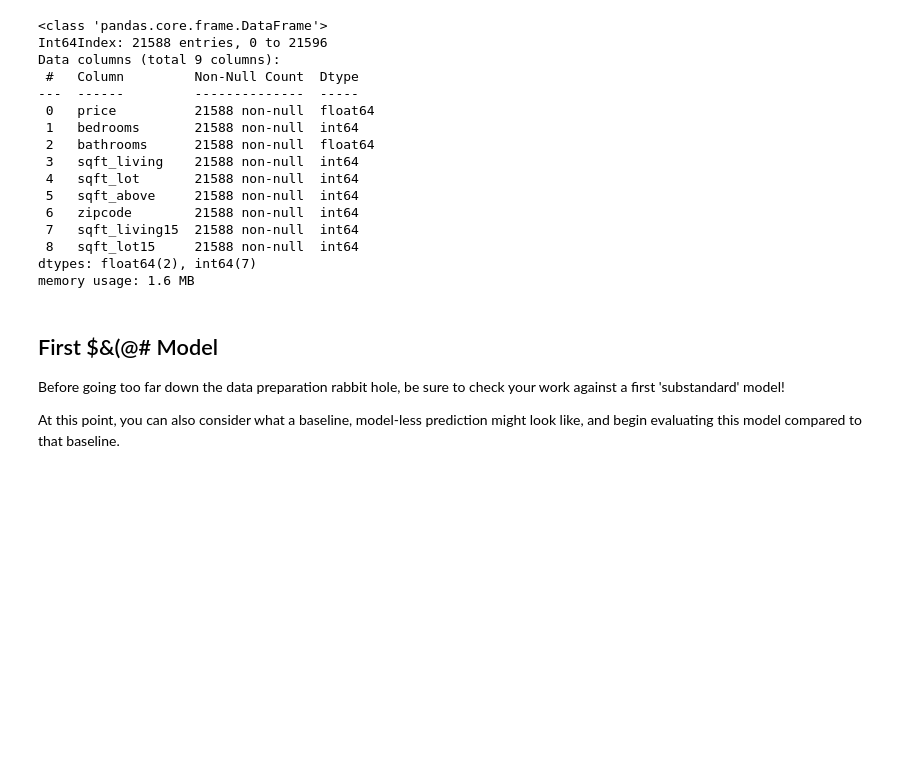
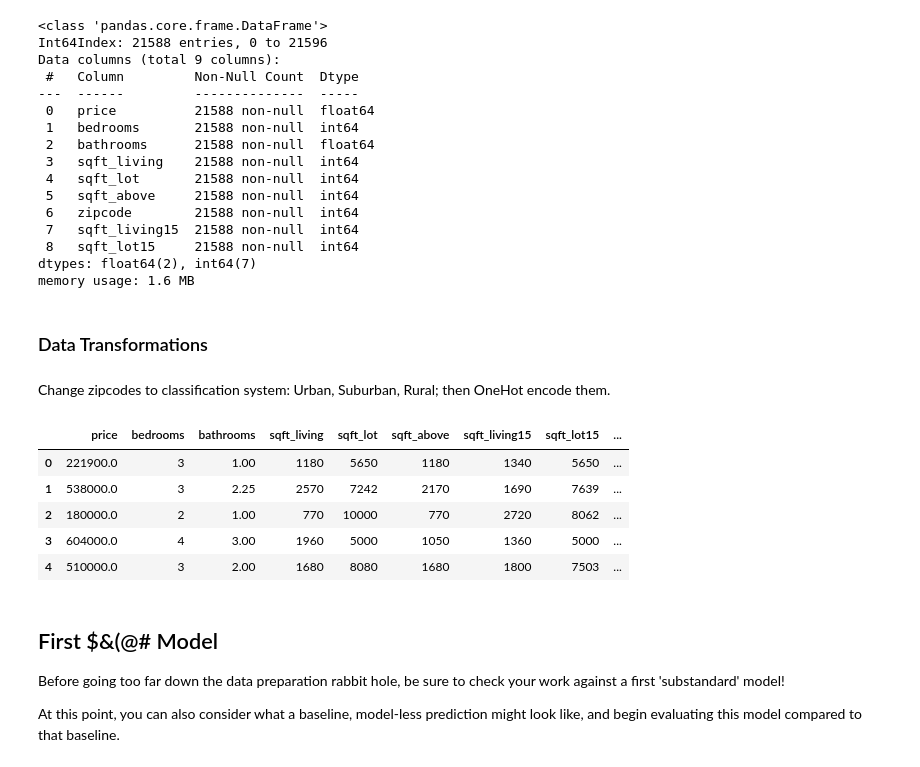
Before and after one commit to Sombrero7/project2, a Jupyter notebook: notebook_main.ipynb, the cells around one changed output. Saved outputs shown, nothing was run; the diff lists cells and outputs as text; code cells hidden in the pictures; blank space fills up the shorter version.

```diff
--- a/notebook_main.ipynb
+++ b/notebook_main.ipynb
@@ -135,9 +132,9 @@ df = df.drop('waterfront', axis=1)
 df = df.drop('view', axis=1)
 df = df.drop('condition', axis=1)
 df = df.drop('grade', axis=1)
-df = df.drop('yr_renovated', axis=1)
+#df = df.drop('yr_renovated', axis=1)
 df = df.drop(['lat','long'], axis=1)
-df = df.drop('yr_built', axis=1)
+#df = df.drop('yr_built', axis=1)
 df = df.drop('sqft_basement', axis=1)
 # %%
 df.info()
@@ -158,6 +155,41 @@ Data columns (total 9 columns):
  8   sqft_lot15     21588 non-null  int64
 dtypes: float64(2), int64(7)
 memory usage: 1.6 MB
+# %% [markdown]
+### Data Transformations
+# %% [markdown]
+Change zipcodes to classification system: Urban, Suburban, Rural; then OneHot encode them.
+# %%
+zip_class = {
+            98002 : 'Urban', 98092 : 'Urban', 98178: 'Urban', 98125: 'Urban', 98028:'Suburban',
+            98136: 'Urban', 98074: 'Suburban', 98053: 'Urban', 98003: 'Urban',
+            98198: 'Suburban', 98146: 'Urban', 98038: 'Suburban', 98007:'Urban', 98115:'Urban',
+            98107:'Urban', 98126:'Urban', 98019:'Rural', 98103:'Urban', 98133:'Urban', 98030: 'Urban',
+            98119:'Urban', 98112:'Urban', 98052:'Urban', 98027:'Suburban', 98117:'Urban', 98058:'Urban',
+            98001:'Urban', 98056:'Urban', 98166:'Urban', 98023:'Urban', 98070:'Rural',
+            98148:'Urban', 98105:'Urban', 98042:'Suburban', 98008:'Urban', 98059:'Urban', 98122:'Urban',
+            98144:'Urban', 98004:'Urban', 98005:'Urban', 98034:'Urban', 98075:'Suburban',98116:'Urban',
+            98010:'Rural', 98118:'Urban', 98199:'Urban', 98040:'Suburban', 98032:'Urban',
+            98045:'Rural', 98102:'Urban', 98077:'Rural', 98108:'Urban', 98168:'Urban',
+            98177:'Suburban', 98065:'Rural', 98029:'Suburban', 98006:'Urban', 98109:'Urban', 98022:'Rural',
+            98033:'Urban', 98155:'Suburban', 98024:'Rural', 98011:'Urban', 98031:'Urban',
+            98106:'Urban', 98072:'Suburban', 98188:'Urban', 98014:'Rural', 98055:'Urban', 98039:'Suburban'
+            }
+# %%
+df['zipcode'] = df['zipcode'].replace(zip_class)
+# %%
+city_dummies = pd.get_dummies(df['zipcode'], drop_first=True)
+df = pd.concat([df, city_dummies], axis=1)
+df = df.drop('zipcode', axis=1)
+# %%
+df.head()
+# %% [output]
+|  | price | bedrooms | bathrooms | sqft_living | sqft_lot | sqft_above | sqft_living15 | sqft_lot15 | ... |
+| 0 | 221900.0 | 3 | 1.00 | 1180 | 5650 | 1180 | 1340 | 5650 | ... |
+| 1 | 538000.0 | 3 | 2.25 | 2570 | 7242 | 2170 | 1690 | 7639 | ... |
+| 2 | 180000.0 | 2 | 1.00 | 770 | 10000 | 770 | 2720 | 8062 | ... |
+| 3 | 604000.0 | 4 | 3.00 | 1960 | 5000 | 1050 | 1360 | 5000 | ... |
+| 4 | 510000.0 | 3 | 2.00 | 1680 | 8080 | 1680 | 1800 | 7503 | ... |
 # %% [markdown]
 ## First $&(@# Model
 
```
Also changed, not shown: parts of 10 cells of this notebook.
